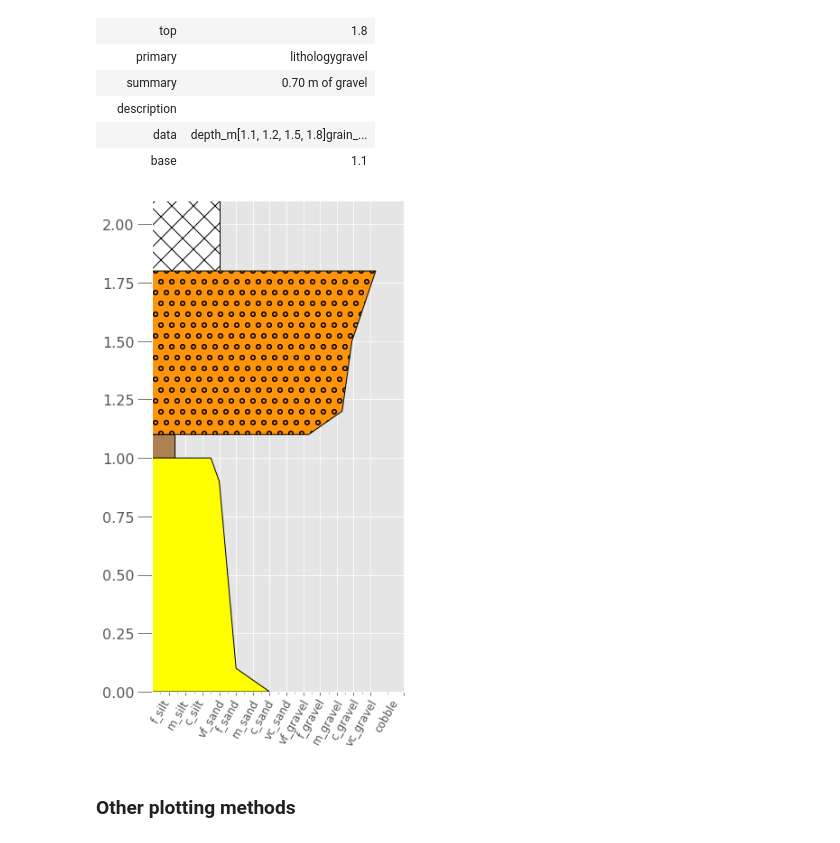
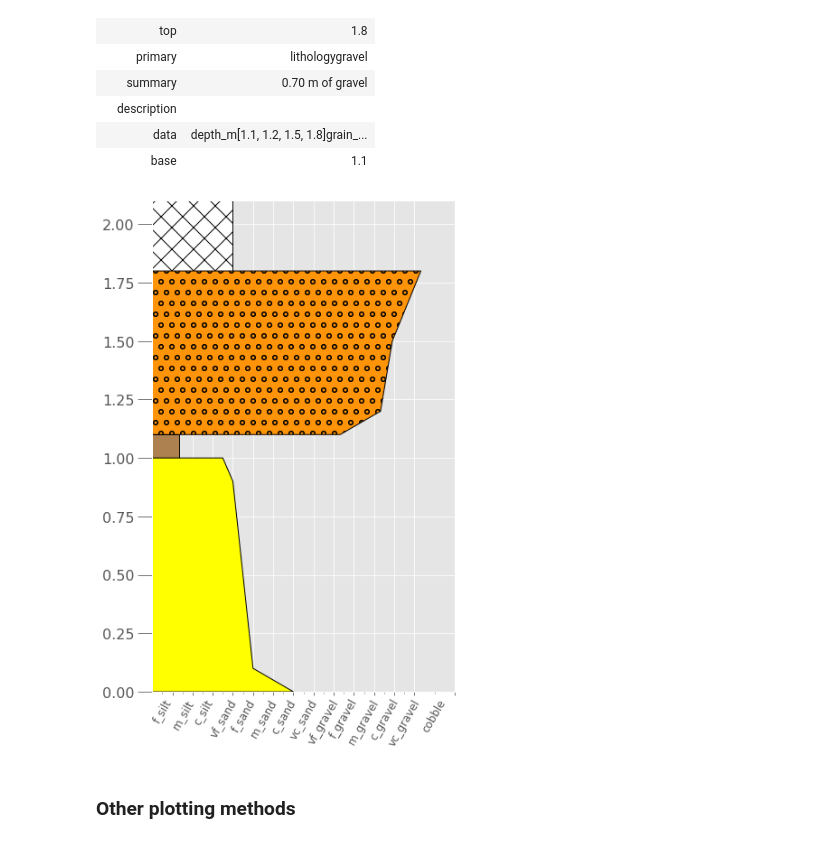
Before and after one commit to rgmyr/litholog, a Jupyter notebook: notebooks/litholog_basics.ipynb, the cells around one changed output. Drawn from its saved outputs; the diff is of its cells as text; code cells hidden in the pictures.

```diff
--- a/notebooks/litholog_basics.ipynb
+++ b/notebooks/litholog_basics.ipynb
@@ -201,17 +201,19 @@ seq2[1]
 |  | base | 1.1 |
 # %%
 # Plot it just like before, but we need to add a depth field
-fig, ax = plt.subplots(figsize=[5,10])
+fig, ax = plt.subplots(figsize=[6,10])
 
 seq2.plot(ax=ax,
           legend=litholog.defaults.litholegend,
           width_field='grain_size_psi',
           depth_field='depth_m',
-          wentworth='fine'
+          wentworth='fine',
          )
-plt.show()
+
+# and let's save it out
+fig.savefig('fig2.eps',format='eps')
 # %% [output]
-[figure, old version]
+[figure, new version]
 # %% [markdown]
 ### Other plotting methods
 # %%
```
Also changed, not shown: parts of 2 cells of this notebook, 2 other files.
